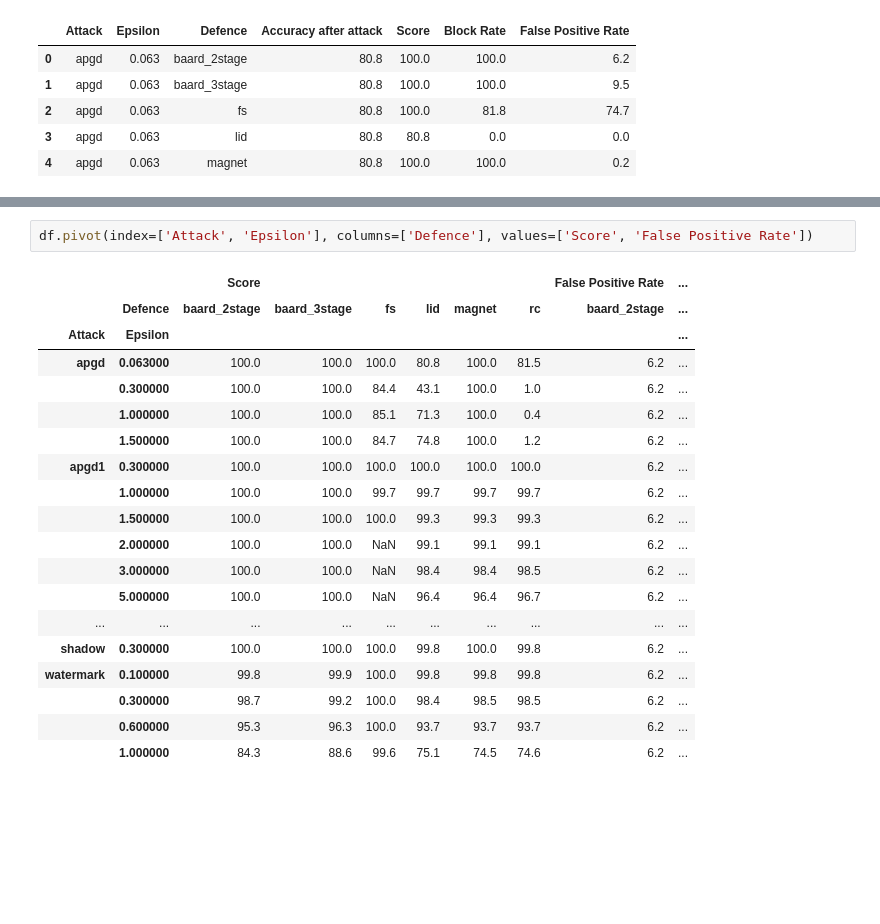
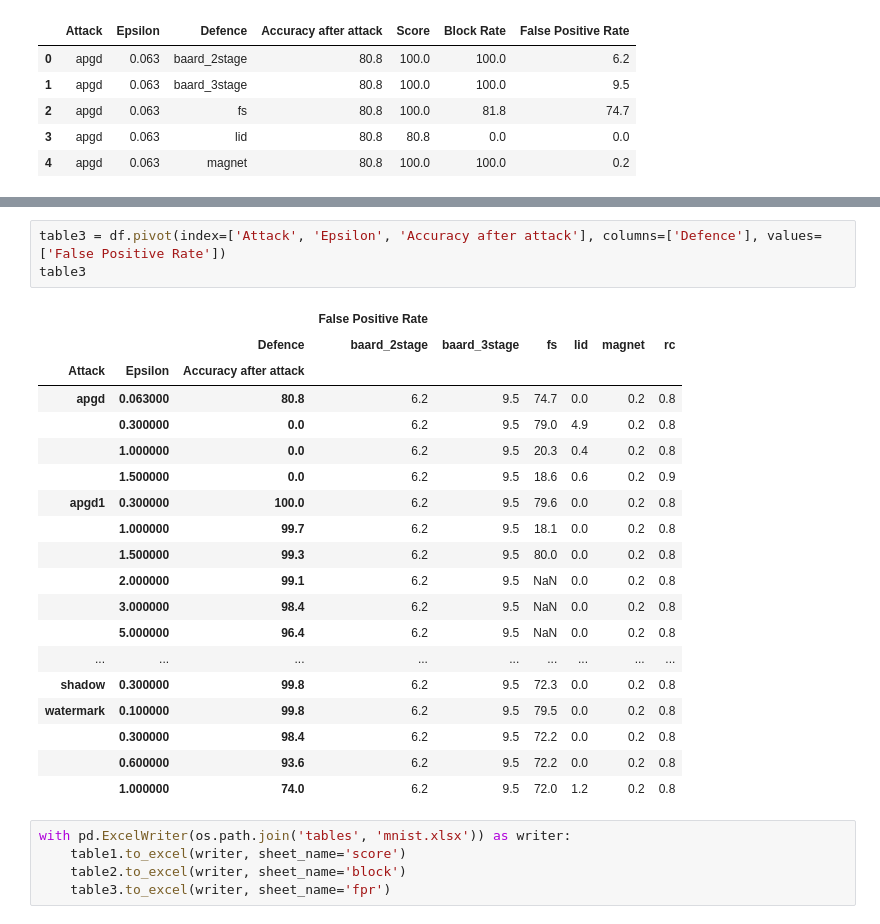
Before and after one commit to changx03/baard_exp2, a Jupyter notebook: parse_mnist.ipynb, the cells around one changed output, grey strips where cells are left out. Saved outputs shown, nothing was run; the diff lists cells and outputs as text; blank space fills up the shorter version.

Commit message:
added MNIST table

```diff
--- a/parse_mnist.ipynb
+++ b/parse_mnist.ipynb
@@ -48,22 +99,28 @@ df[df['Attack']=='apgd']
 # %%
-df.pivot(index=['Attack', 'Epsilon'], columns=['Defence'], values=['Score', 'False Positive Rate'])
+table3 = df.pivot(index=['Attack', 'Epsilon', 'Accuracy after attack'], columns=['Defence'], values=['False Positive Rate'])
+table3
 # %% [output]
-|  |  | Score |  |  |  |  |  | False Positive Rate | ... |
-|  | Defence | baard_2stage | baard_3stage | fs | lid | magnet | rc | baard_2stage | ... |
-| Attack | Epsilon |  |  |  |  |  |  |  | ... |
-| apgd | 0.063000 | 100.0 | 100.0 | 100.0 | 80.8 | 100.0 | 81.5 | 6.2 | ... |
-|  | 0.300000 | 100.0 | 100.0 | 84.4 | 43.1 | 100.0 | 1.0 | 6.2 | ... |
-|  | 1.000000 | 100.0 | 100.0 | 85.1 | 71.3 | 100.0 | 0.4 | 6.2 | ... |
-|  | 1.500000 | 100.0 | 100.0 | 84.7 | 74.8 | 100.0 | 1.2 | 6.2 | ... |
-| apgd1 | 0.300000 | 100.0 | 100.0 | 100.0 | 100.0 | 100.0 | 100.0 | 6.2 | ... |
-|  | 1.000000 | 100.0 | 100.0 | 99.7 | 99.7 | 99.7 | 99.7 | 6.2 | ... |
-|  | 1.500000 | 100.0 | 100.0 | 100.0 | 99.3 | 99.3 | 99.3 | 6.2 | ... |
-|  | 2.000000 | 100.0 | 100.0 | NaN | 99.1 | 99.1 | 99.1 | 6.2 | ... |
-|  | 3.000000 | 100.0 | 100.0 | NaN | 98.4 | 98.4 | 98.5 | 6.2 | ... |
-|  | 5.000000 | 100.0 | 100.0 | NaN | 96.4 | 96.4 | 96.7 | 6.2 | ... |
-| ... | ... | ... | ... | ... | ... | ... | ... | ... | ... |
-| shadow | 0.300000 | 100.0 | 100.0 | 100.0 | 99.8 | 100.0 | 99.8 | 6.2 | ... |
-| watermark | 0.100000 | 99.8 | 99.9 | 100.0 | 99.8 | 99.8 | 99.8 | 6.2 | ... |
-|  | 0.300000 | 98.7 | 99.2 | 100.0 | 98.4 | 98.5 | 98.5 | 6.2 | ... |
-|  | 0.600000 | 95.3 | 96.3 | 100.0 | 93.7 | 93.7 | 93.7 | 6.2 | ... |
-|  | 1.000000 | 84.3 | 88.6 | 99.6 | 75.1 | 74.5 | 74.6 | 6.2 | ... |
+|  |  |  | False Positive Rate |  |  |  |  |  |
+|  |  | Defence | baard_2stage | baard_3stage | fs | lid | magnet | rc |
+| Attack | Epsilon | Accuracy after attack |  |  |  |  |  |  |
+| apgd | 0.063000 | 80.8 | 6.2 | 9.5 | 74.7 | 0.0 | 0.2 | 0.8 |
+|  | 0.300000 | 0.0 | 6.2 | 9.5 | 79.0 | 4.9 | 0.2 | 0.8 |
+|  | 1.000000 | 0.0 | 6.2 | 9.5 | 20.3 | 0.4 | 0.2 | 0.8 |
+|  | 1.500000 | 0.0 | 6.2 | 9.5 | 18.6 | 0.6 | 0.2 | 0.9 |
+| apgd1 | 0.300000 | 100.0 | 6.2 | 9.5 | 79.6 | 0.0 | 0.2 | 0.8 |
+|  | 1.000000 | 99.7 | 6.2 | 9.5 | 18.1 | 0.0 | 0.2 | 0.8 |
+|  | 1.500000 | 99.3 | 6.2 | 9.5 | 80.0 | 0.0 | 0.2 | 0.8 |
+|  | 2.000000 | 99.1 | 6.2 | 9.5 | NaN | 0.0 | 0.2 | 0.8 |
+|  | 3.000000 | 98.4 | 6.2 | 9.5 | NaN | 0.0 | 0.2 | 0.8 |
+|  | 5.000000 | 96.4 | 6.2 | 9.5 | NaN | 0.0 | 0.2 | 0.8 |
+| ... | ... | ... | ... | ... | ... | ... | ... | ... |
+| shadow | 0.300000 | 99.8 | 6.2 | 9.5 | 72.3 | 0.0 | 0.2 | 0.8 |
+| watermark | 0.100000 | 99.8 | 6.2 | 9.5 | 79.5 | 0.0 | 0.2 | 0.8 |
+|  | 0.300000 | 98.4 | 6.2 | 9.5 | 72.2 | 0.0 | 0.2 | 0.8 |
+|  | 0.600000 | 93.6 | 6.2 | 9.5 | 72.2 | 0.0 | 0.2 | 0.8 |
+|  | 1.000000 | 74.0 | 6.2 | 9.5 | 72.0 | 1.2 | 0.2 | 0.8 |
+# %%
+with pd.ExcelWriter(os.path.join('tables', 'mnist.xlsx')) as writer:
+    table1.to_excel(writer, sheet_name='score')
+    table2.to_excel(writer, sheet_name='block')
+    table3.to_excel(writer, sheet_name='fpr')
```
Also changed, not shown: parts of 4 cells of this notebook, 1 other file.
